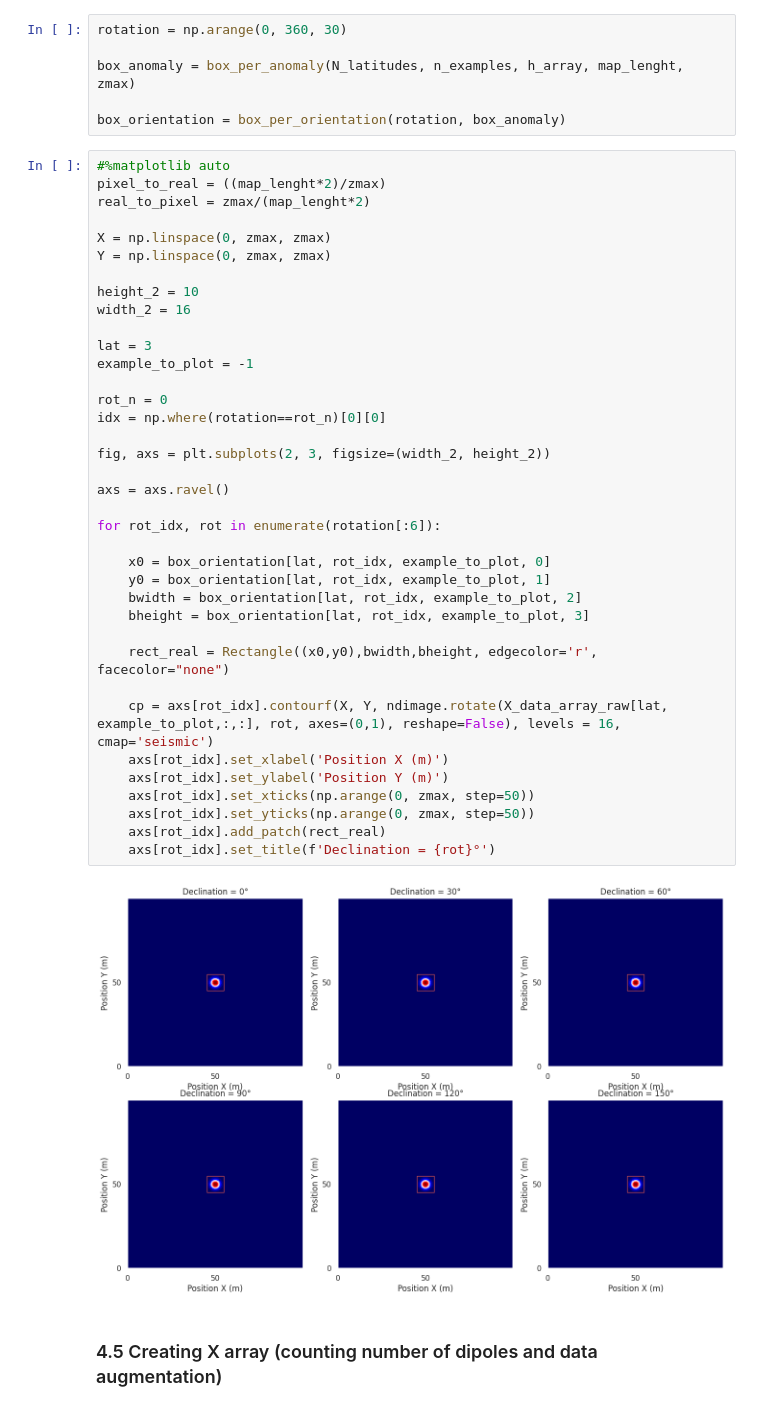
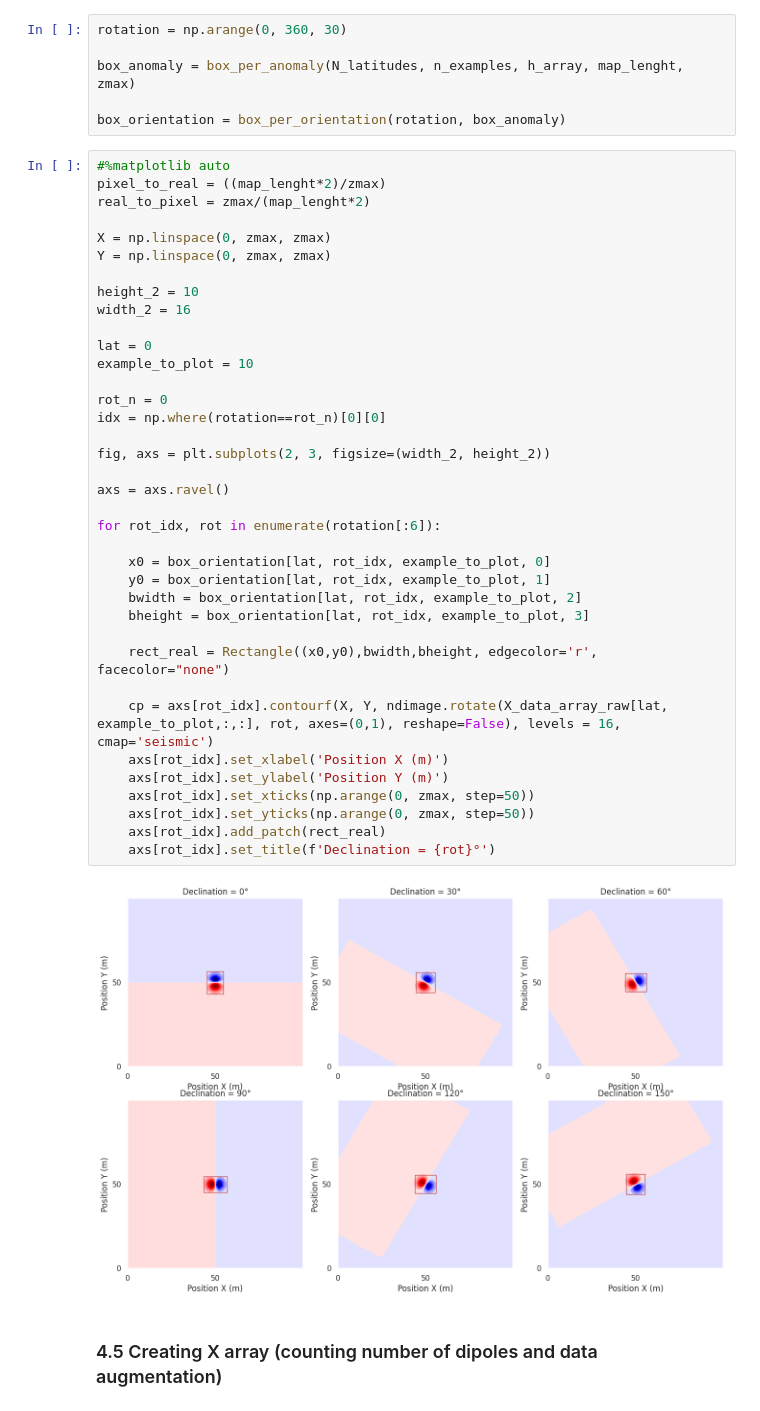
Before and after one commit to jia80H/my_Magnetic_methods-master, a Jupyter notebook: YOLO/Synthetic_data/原始Creating_synthetic_data.ipynb, the cells around one changed output. Drawn from its saved outputs; the diff is of its cells as text.

```diff
--- a/YOLO/Synthetic_data/原始Creating_synthetic_data.ipynb
+++ b/YOLO/Synthetic_data/原始Creating_synthetic_data.ipynb
@@ -397,36 +397,36 @@ X = np.linspace(0, zmax, zmax)
 Y = np.linspace(0, zmax, zmax)
 
 height_2 = 10
 width_2 = 16
 
-lat = 3
-example_to_plot = -1
+lat = 0
+example_to_plot = 10
 
 rot_n = 0
 idx = np.where(rotation==rot_n)[0][0]
 
 fig, axs = plt.subplots(2, 3, figsize=(width_2, height_2))
 
 axs = axs.ravel()
 
 for rot_idx, rot in enumerate(rotation[:6]):
 
     x0 = box_orientation[lat, rot_idx, example_to_plot, 0]
     y0 = box_orientation[lat, rot_idx, example_to_plot, 1]
     bwidth = box_orientation[lat, rot_idx, example_to_plot, 2]
     bheight = box_orientation[lat, rot_idx, example_to_plot, 3]
 
     rect_real = Rectangle((x0,y0),bwidth,bheight, edgecolor='r', facecolor="none")
 
     cp = axs[rot_idx].contourf(X, Y, ndimage.rotate(X_data_array_raw[lat, example_to_plot,:,:], rot, axes=(0,1), reshape=False), levels = 16, cmap='seismic')
     axs[rot_idx].set_xlabel('Position X (m)')
     axs[rot_idx].set_ylabel('Position Y (m)')
     axs[rot_idx].set_xticks(np.arange(0, zmax, step=50))
     axs[rot_idx].set_yticks(np.arange(0, zmax, step=50))
     axs[rot_idx].add_patch(rect_real)
     axs[rot_idx].set_title(f'Declination = {rot}°')
 # %% [output]
-[figure, old version]
+[figure, new version]
 # %% [markdown]
 <a name='4.5'></a>
 ### 4.5 Creating X array (counting number of dipoles and data augmentation)
```
Also changed, not shown: parts of 2 cells of this notebook, 20 other files.
